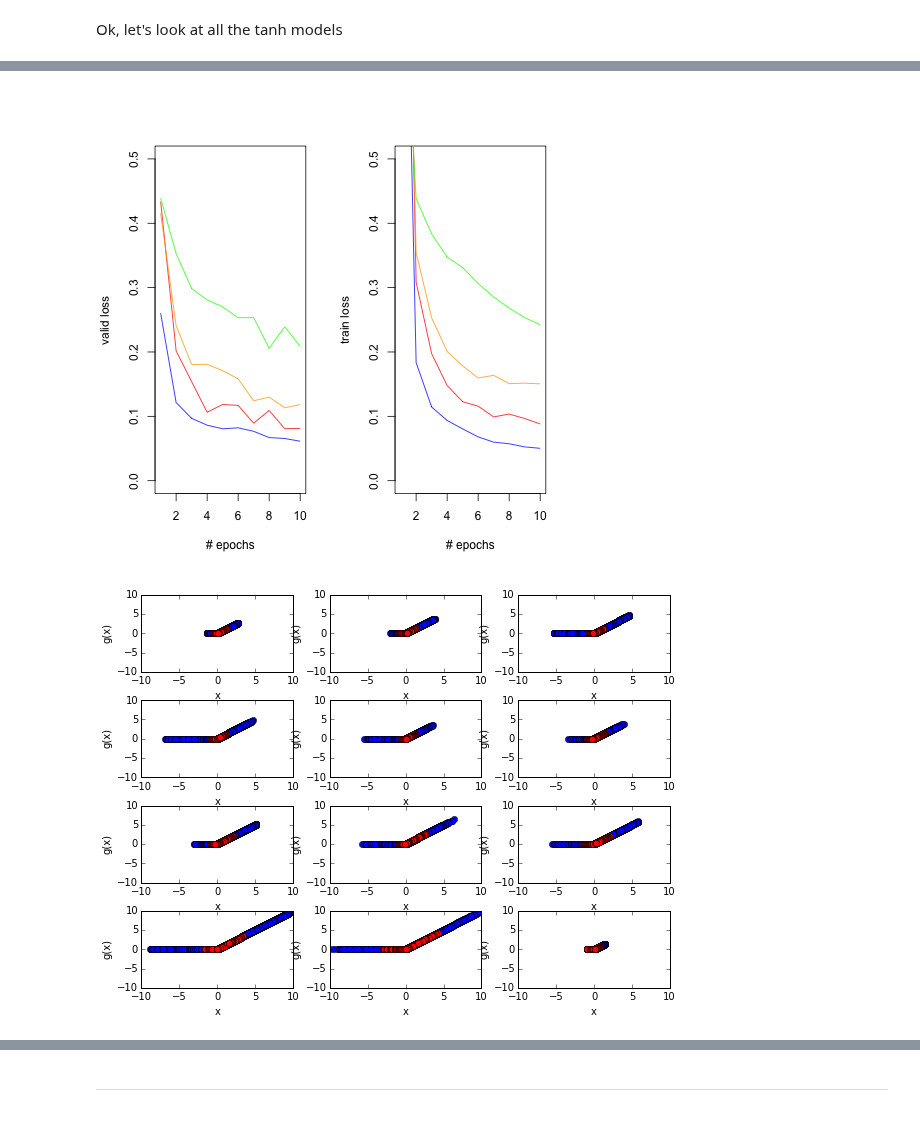
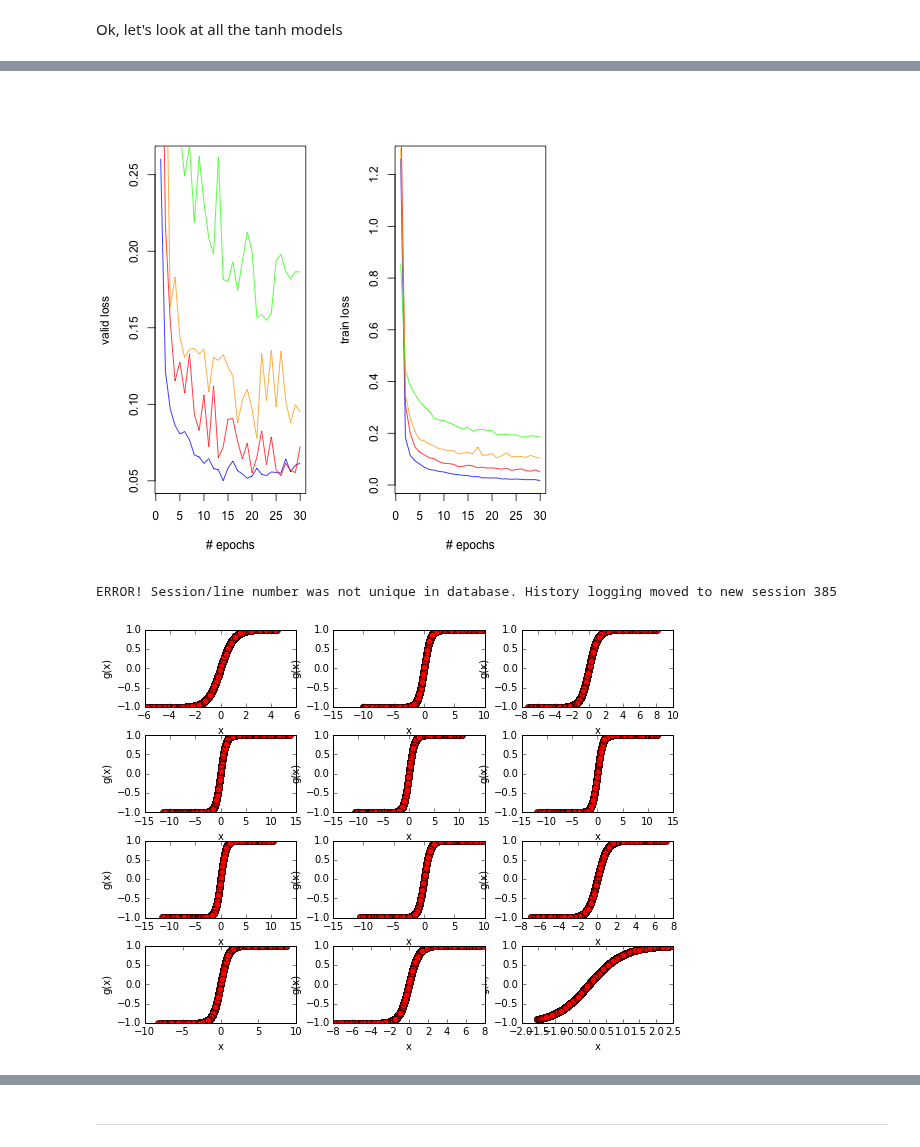
Before and after one commit to christopher-beckham/msc, a Jupyter notebook: experiments/lasagne_additions/skip_layers.ipynb, the cells around one changed output, grey strips where cells are left out. Saved outputs shown, nothing was run; the diff lists cells and outputs as text; code cells hidden in the pictures.

```diff
--- a/experiments/lasagne_additions/skip_layers.ipynb
+++ b/experiments/lasagne_additions/skip_layers.ipynb
@@ -244,7 +244,10 @@ def get_net(l_out, data, args={}):
         grads = total_norm_constraint( T.grad(loss, params), max_norm=args["max_norm"])
     else:
         grads = T.grad(loss, params)
-    updates = nesterov_momentum(grads, params, learning_rate=0.01, momentum=0.9)
+    if "rmsprop" in args:
+        updates = rmsprop(grads, params, learning_rate=0.01)
+    else:
+        updates = nesterov_momentum(grads, params, learning_rate=0.01, momentum=0.9)
     # index fns
     bs = args["batch_size"]
     X_train, y_train, X_valid, y_valid = data
@@ -516,15 +482,15 @@ deep_net_light = [
 # %%
 models = dict()
 for nonlinearity in [("tanh", tanh), ("relu", rectify)]:
-    models[nonlinearity[0]] = dict()
-    for p in [0.0, 0.25, 0.5, 0.75]:
+    models[ nonlinearity[0] ] = dict()
+    for p in [0.75, 0.5, 0.25, 0.1, 0.0]:
         with open("output/p%f_%s.model" % (p, nonlinearity[0])) as f:
             model = pickle.load(f)
         tmp_net = get_net(
-            deep_net_light,
+            get_deep_net_light({"p":0, "nonlinearity": nonlinearity[1]}),
             (X_train, y_train, X_valid, y_valid),
-            {"p":0.0, "nonlinearity": nonlinearity[1], "batch_size": 32}
+            {"batch_size": 128, "max_norm": 10}
         )
-        models[nonlinearity[0]][p] = tmp_net
-        set_all_param_values(models[nonlinearity[0]][p]["l_out"], model)
+        models[ nonlinearity[0] ][p] = tmp_net
+        set_all_param_values(tmp_net["l_out"], model)
 # %% [output]
@@ -574,37 +540,38 @@ df50 = read.csv("output/p0.500000_relu.txt")
 df75 = read.csv("output/p0.750000_relu.txt")
 par(mfrow=c(1,2))
 # valid plots
-plot(dfb$train_loss, type="l", xlab="# epochs", ylab="valid loss", col="blue", ylim=c(0,0.5))
+plot(dfb$valid_loss, type="l", xlab="# epochs", ylab="valid loss", col="blue")
+lines(df25$valid_loss, col="red")
+lines(df50$valid_loss, col="orange")
+lines(df75$valid_loss, col="green")
+# train plots
+plot(dfb$train_loss, type="l", xlab="# epochs", ylab="train loss", col="blue")
 lines(df25$train_loss, col="red")
 lines(df50$train_loss, col="orange")
 lines(df75$train_loss, col="green")
-# train plots
-plot(dfb$epoch, type="l", xlab="# epochs", ylab="train loss", col="blue", ylim=c(0,0.5))
-lines(df25$epoch, col="red")
-lines(df50$epoch, col="orange")
-lines(df75$epoch, col="green")
 # %% [output]
-[figure, old version]
+[figure, new version]
 # %%
 fig, axes = plt.subplots(nrows=4, ncols=3, figsize=(8,6))
 fig.tight_layout()
 for i in range(0,4*3):
     plt.subplot(4,3,i)
     plt.figure
-    plt.xlim(-10, 10)
-    plt.ylim(-10, 10)
+    #plt.xlim(-20, 20)
+    plt.ylim(-1, 1)
     plt.ylabel("g(x)")
     plt.xlabel("x")
     plt.plot(
-        models["relu"][0.0]["outs_without_nonlinearity"](X_train.get_value()[0:100])[i].flatten(),
-        models["relu"][0.0]["outs_with_nonlinearity"](X_train.get_value()[0:100])[i].flatten(),
+        models["tanh"][0.0]["outs_without_nonlinearity"](X_train.get_value()[0:100])[i].flatten(),
+        models["tanh"][0.0]["outs_with_nonlinearity"](X_train.get_value()[0:100])[i].flatten(),
         "bo",
-        models["relu"][0.25]["outs_without_nonlinearity"](X_train.get_value()[0:100])[i].flatten(),
-        models["relu"][0.25]["outs_with_nonlinearity"](X_train.get_value()[0:100])[i].flatten(),
+        models["tanh"][0.25]["outs_without_nonlinearity"](X_train.get_value()[0:100])[i].flatten(),
+        models["tanh"][0.25]["outs_with_nonlinearity"](X_train.get_value()[0:100])[i].flatten(),
         "ro",
     )
 # %% [output]
+ERROR! Session/line number was not unique in database. History logging moved to new session 385
-[figure, old version]
+[figure, new version]
 # %%
 fig, axes = plt.subplots(nrows=4, ncols=3, figsize=(8,6))
 fig.tight_layout()
```
Also changed, not shown: parts of 9 cells of this notebook, 1 other file.
